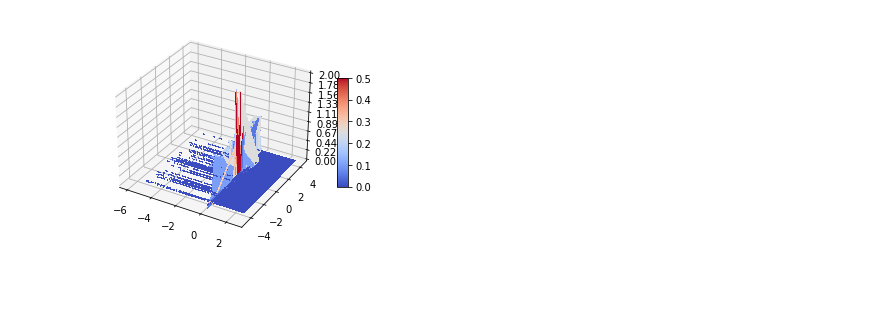
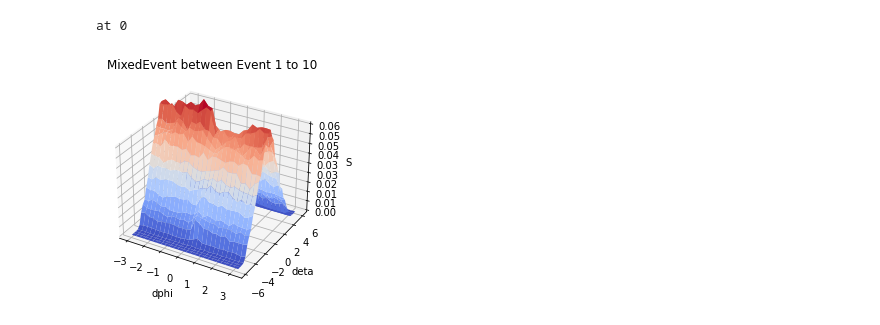
Before and after one commit to HarryWang0619/CIS_May_FinalProject, a Jupyter notebook: Zihao(test).ipynb, the cells around one changed output. Cells and saved outputs as stored; diff of their text form; code cells hidden in the pictures; blank space fills up the shorter version.

```diff
--- a/Zihao(test).ipynb
+++ b/Zihao(test).ipynb
@@ -132,25 +49,49 @@ print (counts)
+# %%
+def surfacedata(dfdata, dx = 0.5, dy = 0.5, rangex=3.15, rangey=4):
+    phi_c = math.ceil(rangex*2/dx)
+    eta_c = math.ceil(rangey*2/dy)
+    phi_data = np.arange(-rangex, rangex, dx)+dx/2
+    eta_data = np.arange(-rangey, rangey, dy)+dy/2
+    z_data = np.zeros([phi_c, eta_c], dtype=int)
+    for index,instance in dfdata.iterrows():
+        if instance['phi'] >= rangex or instance['phi'] <= -rangex or instance['eta'] >= rangey or instance['eta'] <= -rangey:
+            continue
+        phi_index = math.floor((instance['phi']+rangex)/dx)
+        eta_index = math.floor((instance['eta']+rangey)/dy)
+        z_data[phi_index][eta_index] += 1
+        if index % 1000000 == 0 and debug:
+            print("at",index)
+    z_data = z_data.T
+    return phi_data, eta_data, z_data/sum(z_data)
+# %%
+
+mixed_x, mixed_y, mixed_z = surfacedata(d_event_1to10, 0.25, 0.35, 3.15, 6)
+# %% [output]
+at 0
 # %%
 fig, ax = plt.subplots(subplot_kw={"projection": "3d"})
 
 # Make data.
-X = dphi
-Y = deta
+X = mixed_x
+Y = mixed_y
 X, Y = np.meshgrid(X, Y)
-Z = counts
+Z = mixed_z
 
 # Plot the surface.
-surf = ax.plot_surface(X, Y, Z, cmap=cm.coolwarm,
-                       linewidth=0, antialiased=False)
+surf = ax.plot_surface(X, Y, Z, cmap=cm.coolwarm, antialiased=True)
 
 # Customize the z axis.
-ax.set_zlim(0, 2)
+ax.set_zlim(0, 0.06)
 ax.zaxis.set_major_locator(LinearLocator(10))
 # A StrMethodFormatter is used automatically
 ax.zaxis.set_major_formatter('{x:.02f}')
+ax.set_xlabel('dphi')
+ax.set_ylabel('deta')
+ax.set_zlabel('S')
+plt.title('MixedEvent between Event 1 to 10')
 
 # Add a color bar which maps values to colors.
-fig.colorbar(surf, shrink=0.5, aspect=10)
-
+plt.savefig('SavedFig/SingeEvent0to49.png')
 plt.show()
 # %% [output]
-[figure, old version]
+[figure, new version]
```
Also changed, not shown: parts of 17 cells of this notebook, 1 other file.
